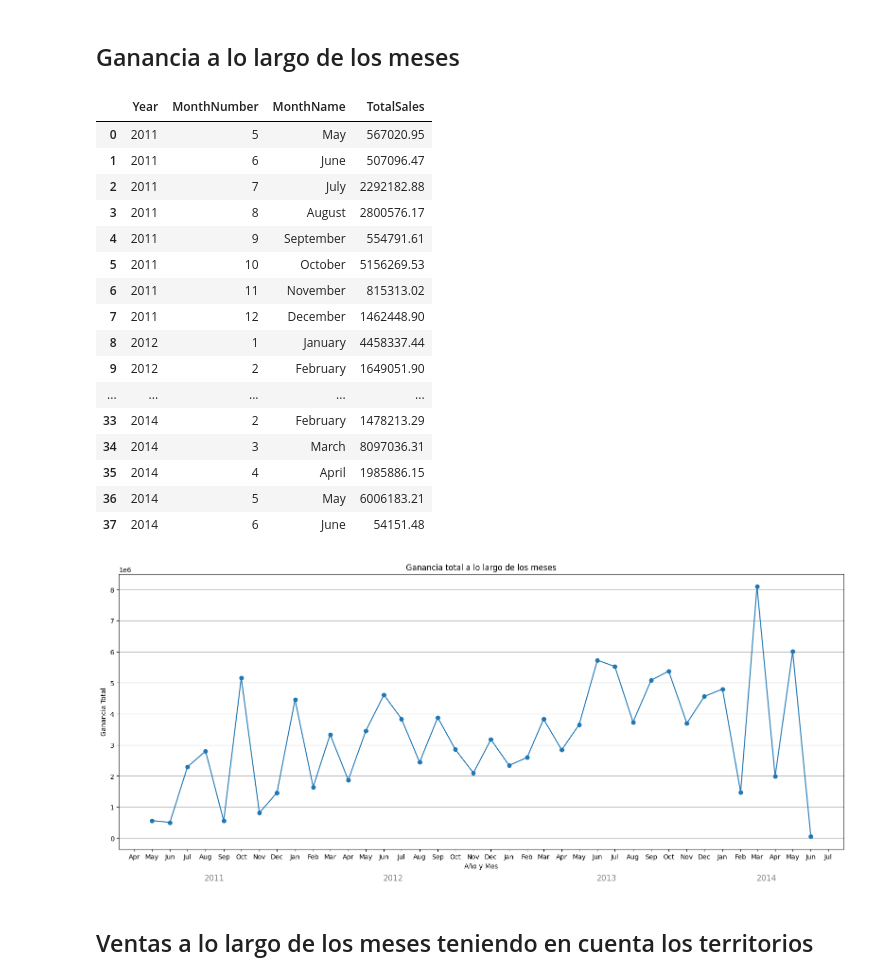
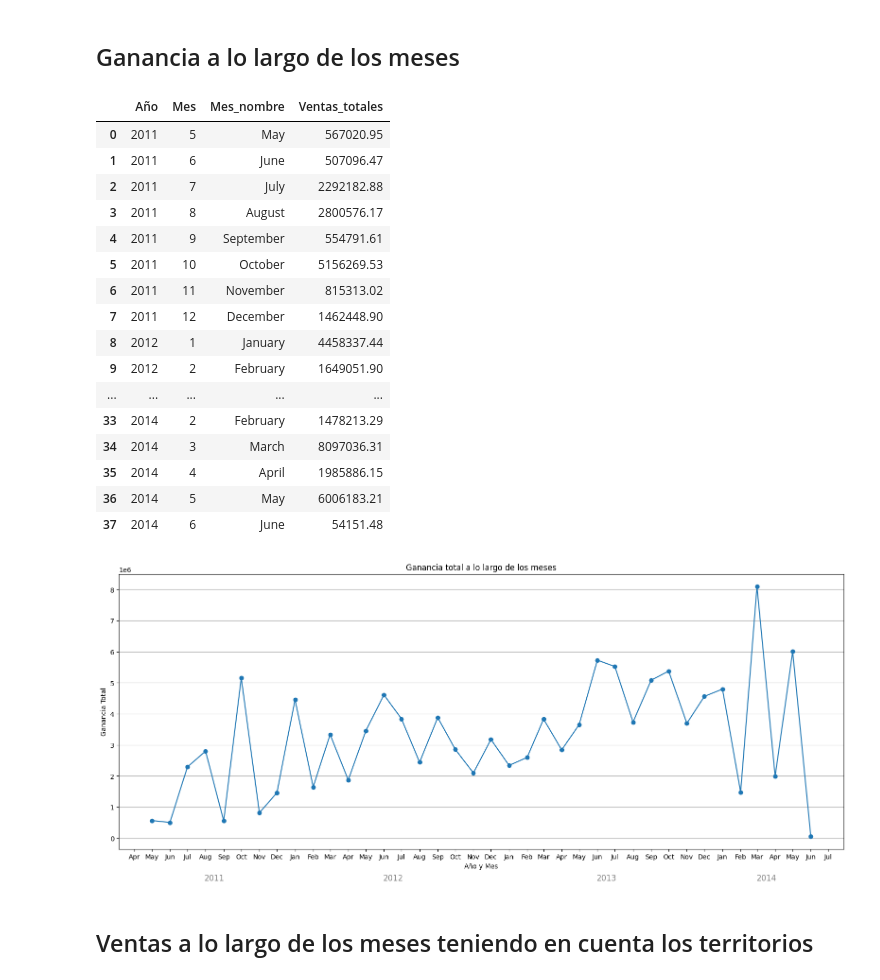
Before and after one commit to fedepicado/Series-temporales-con-SQL, a Jupyter notebook: Analisis descriptivo.ipynb, the cells around one changed output. Drawn from its saved outputs; the diff is of its cells as text; code cells hidden in the pictures.

```diff
--- a/Analisis descriptivo.ipynb
+++ b/Analisis descriptivo.ipynb
@@ -141,17 +137,14 @@ plt.show()
 # %%
 query = """
 SELECT
-    YEAR(OrderDate) AS Year,
-    MONTH(OrderDate) AS MonthNumber,
-    DATENAME(MONTH, OrderDate) AS MonthName,
-    ROUND(SUM(TotalDue), 2) AS TotalSales
+    YEAR(OrderDate) AS Año,
+    MONTH(OrderDate) AS Mes,
+    DATENAME(MONTH, OrderDate) AS Mes_nombre,
+    ROUND(SUM(TotalDue), 2) AS Ventas_totales
 FROM
     Sales.SalesOrderHeader
-GROUP BY
-    YEAR(OrderDate),
-    MONTH(OrderDate),
-    DATENAME(MONTH, OrderDate)
-ORDER BY Year ASC, MonthNumber ASC;
+GROUP BY YEAR(OrderDate), MONTH(OrderDate), DATENAME(MONTH, OrderDate)
+ORDER BY Año ASC, Mes ASC;
 """
 
 ventas_por_anio_mes = pd.read_sql(query, engine)
@@ -159,11 +152,11 @@ display(ventas_por_anio_mes)
 
 # Crear una columna de fecha para el eje X
 ventas_por_anio_mes['Fecha'] = pd.to_datetime(
-    ventas_por_anio_mes['Year'].astype(str) + '-' + ventas_por_anio_mes['MonthNumber'].astype(str) + '-01'
+    ventas_por_anio_mes['Año'].astype(str) + '-' + ventas_por_anio_mes['Mes'].astype(str) + '-01'
 )
 
 plt.figure(figsize=(16,7))
-plt.plot(ventas_por_anio_mes['Fecha'], ventas_por_anio_mes['TotalSales'], marker='o', color='tab:blue')
+plt.plot(ventas_por_anio_mes['Fecha'], ventas_por_anio_mes['Ventas_totales'], marker='o', color='tab:blue')
 
 plt.xlabel('Año y Mes')
 plt.ylabel('Ganancia Total')
@@ -176,36 +169,36 @@ ax = plt.gca()
 # Mostrar ticks mensuales
 ax.xaxis.set_major_locator(mdates.MonthLocator())
 ax.xaxis.set_major_formatter(mdates.DateFormatter('%b'))
 
 # Añadir llaves para los años
-years = ventas_por_anio_mes['Year'].unique()
+years = ventas_por_anio_mes['Año'].unique()
 for year in years:
     # Encontrar el primer y último mes de cada año
-    fechas_anio = ventas_por_anio_mes[ventas_por_anio_mes['Year'] == year]['Fecha']
+    fechas_anio = ventas_por_anio_mes[ventas_por_anio_mes['Año'] == year]['Fecha']
     if not fechas_anio.empty:
         x0 = fechas_anio.min()
         x1 = fechas_anio.max()
         y_min, y_max = ax.get_ylim()
         # Dibujar una llave (línea horizontal con corchetes) debajo del eje X
         ax.annotate(
             '',
             xy=(x0, y_min - (y_max-y_min)*0.05),
             xytext=(x1, y_min - (y_max-y_min)*0.05),
             arrowprops=dict(arrowstyle='-[,widthB=8.0,lengthB=1.0', lw=2, color='gray')
         )
         # Etiqueta del año centrada
         ax.text(
             x0 + (x1 - x0)/2,
             y_min - (y_max-y_min)*0.09,
             str(year),
             ha='center', va='top', fontsize=12, color='gray'
         )
 
 plt.tight_layout()
 plt.grid(True, axis='y')
 plt.show()
 # %% [output]
-|  | Year | MonthNumber | MonthName | TotalSales |
+|  | Año | Mes | Mes_nombre | Ventas_totales |
 | 0 | 2011 | 5 | May | 567020.95 |
 | 1 | 2011 | 6 | June | 507096.47 |
 | 2 | 2011 | 7 | July | 2292182.88 |
```
Also changed, not shown: parts of 4 cells of this notebook.
